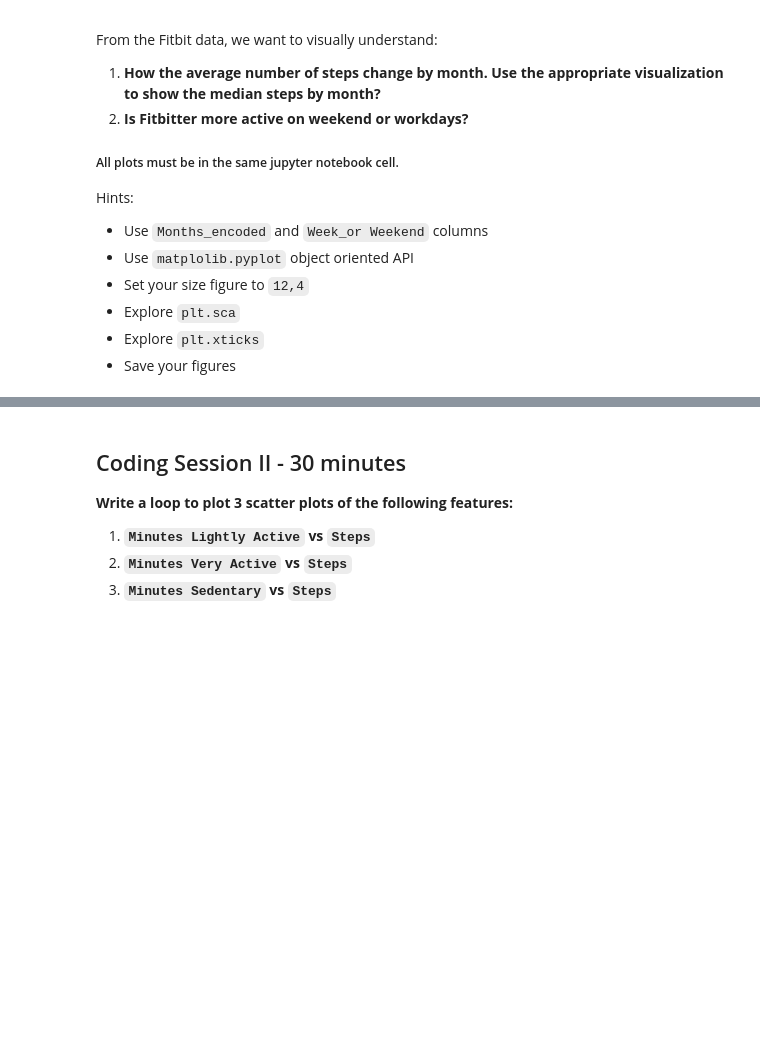
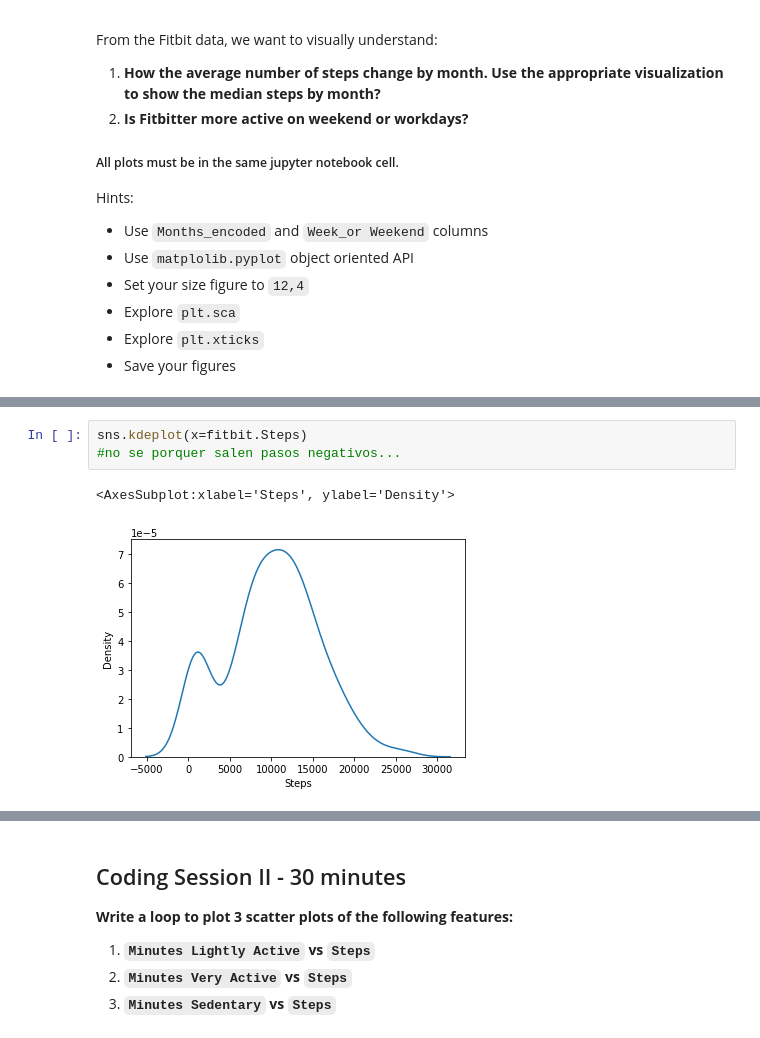
Before and after one commit to Ironhack-Data-Madrid-Enero-2021/lab-visualization-extra, a Jupyter notebook: challenge-1.ipynb, the cells around one changed output, grey strips where cells are left out. Saved outputs shown, nothing was run; the diff lists cells and outputs as text; blank space fills up the shorter version.

```diff
--- a/challenge-1.ipynb
+++ b/challenge-1.ipynb
@@ -50,0 +55,6 @@ Hints:
+# %%
+sns.kdeplot(x=fitbit.Steps)
+#no se porquer salen pasos negativos...
+# %% [output]
+<AxesSubplot:xlabel='Steps', ylabel='Density'>
+[figure, added]
```
Also changed, not shown: parts of 10 cells of this notebook, 1 other file.
